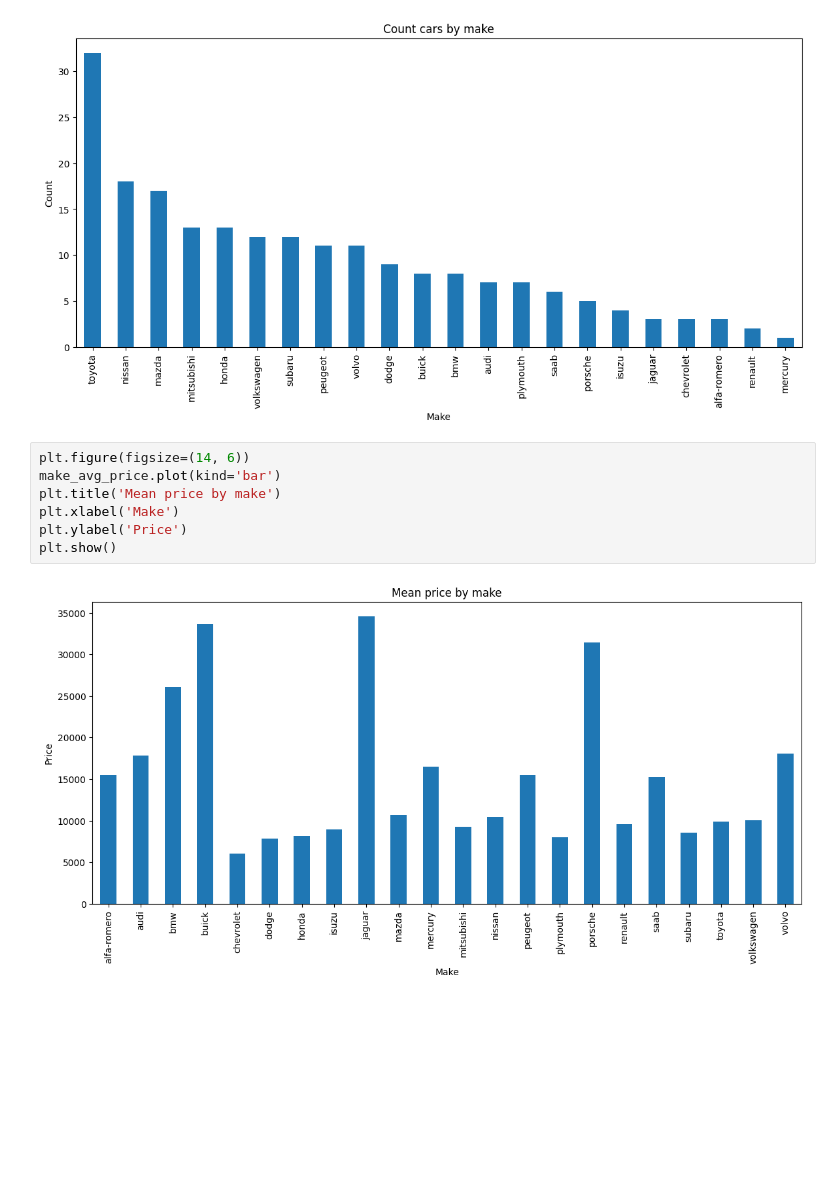
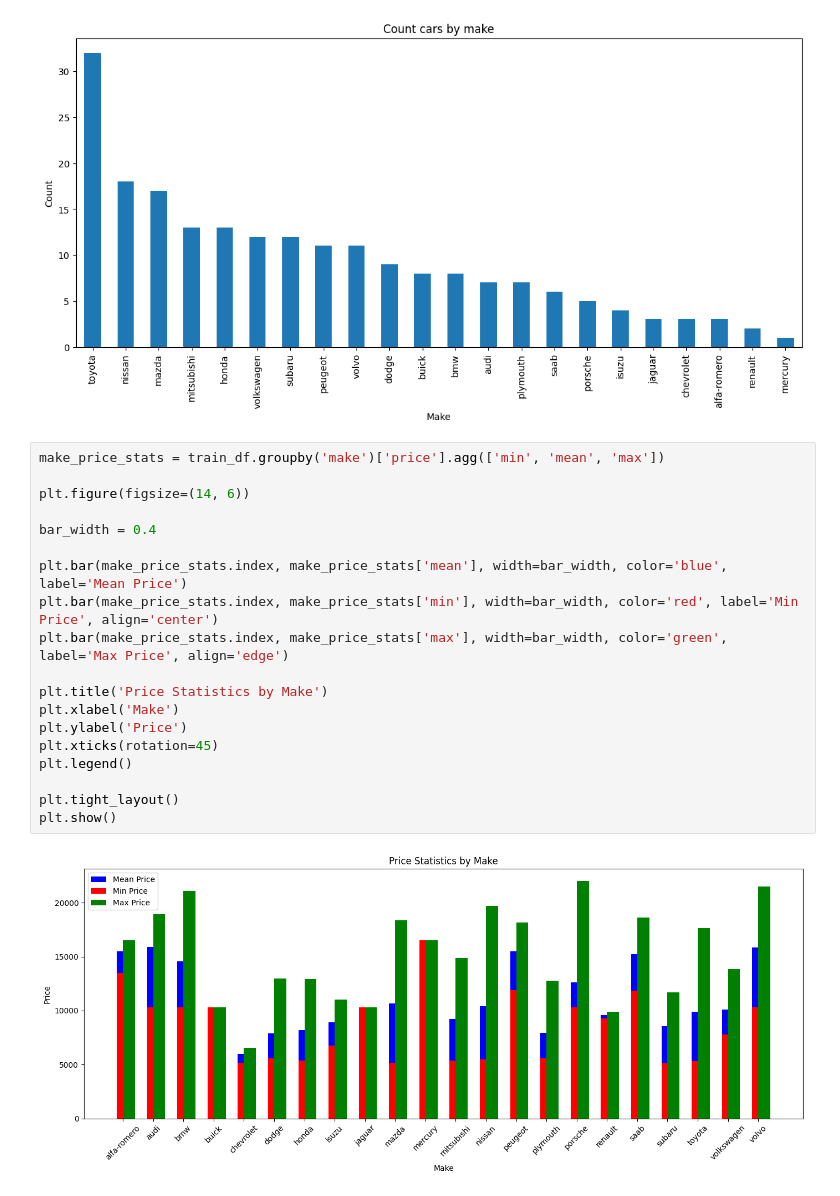
Before and after one commit to korneevec/TMS_DS, a Jupyter notebook: Lesson_13/Homework_cars.ipynb, the cells around one changed output. Saved outputs shown, nothing was run; the diff lists cells and outputs as text; blank space fills up the shorter version.

```diff
--- a/Lesson_13/Homework_cars.ipynb
+++ b/Lesson_13/Homework_cars.ipynb
@@ -300,12 +300,24 @@ plt.ylabel('Count')
 plt.show()
 # %% [output]
 [figure]
-# %%
-plt.figure(figsize=(14, 6))
-make_avg_price.plot(kind='bar')
-plt.title('Mean price by make')
-plt.xlabel('Make')
-plt.ylabel('Price')
-plt.show()
-# %% [output]
-[figure, removed]
+# %%
+make_price_stats = train_df.groupby('make')['price'].agg(['min', 'mean', 'max'])
+
+plt.figure(figsize=(14, 6))
+
+bar_width = 0.4
+
+plt.bar(make_price_stats.index, make_price_stats['mean'], width=bar_width, color='blue', label='Mean Price')
+plt.bar(make_price_stats.index, make_price_stats['min'], width=bar_width, color='red', label='Min Price', align='center')
+plt.bar(make_price_stats.index, make_price_stats['max'], width=bar_width, color='green', label='Max Price', align='edge')
+
+plt.title('Price Statistics by Make')
+plt.xlabel('Make')
+plt.ylabel('Price')
+plt.xticks(rotation=45)
+plt.legend()
+
+plt.tight_layout()
+plt.show()
+# %% [output]
+[figure, added]
```
